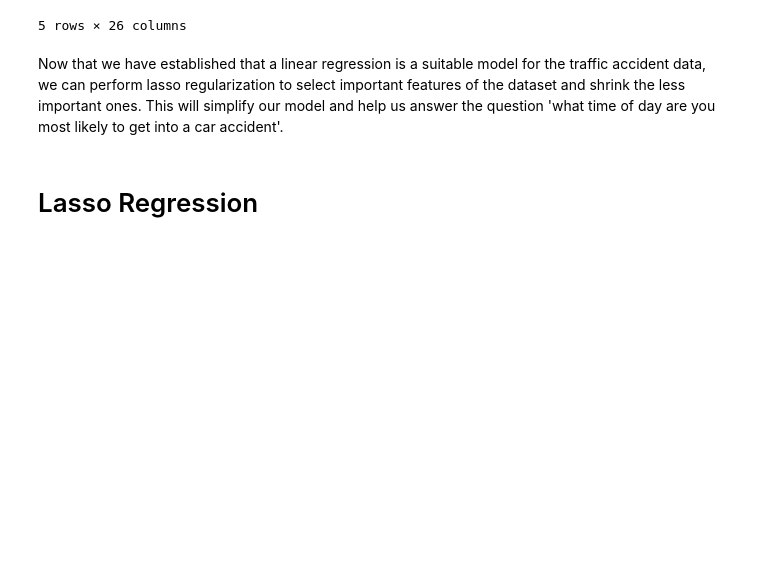
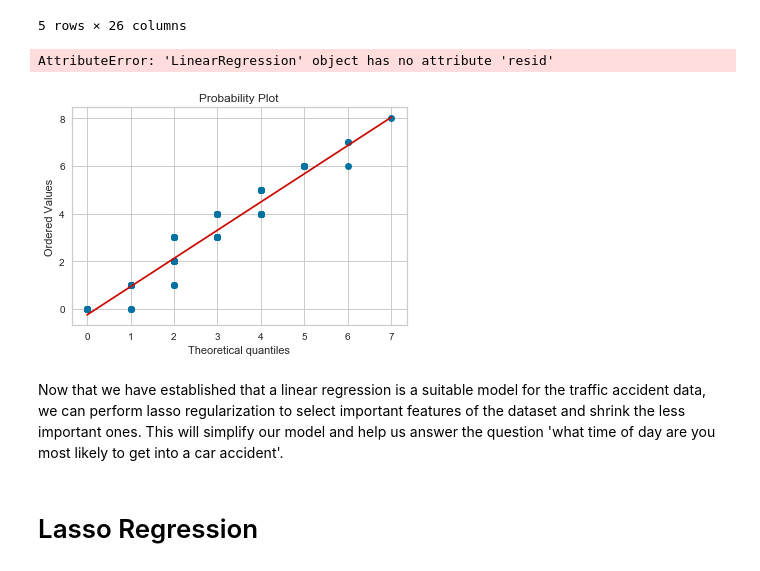
Before and after one commit to ghopping/Springboard_Capstone_1, a Jupyter notebook: GH_Capstone_1_regression.ipynb, the cells around one changed output. Cells and saved outputs as stored; diff of their text form; code cells hidden in the pictures; blank space fills up the shorter version.

```diff
--- a/GH_Capstone_1_regression.ipynb
+++ b/GH_Capstone_1_regression.ipynb
@@ -340,6 +350,17 @@ X2_train.head()
 | 3311 | 9730 | 435 | 0 | 0 | 0 | 0 | 0 | 0 | 0 | 0 | ... |
 | 231 | 46526 | 9 | 0 | 0 | 0 | 0 | 0 | 0 | 0 | 0 | ... |
 5 rows × 26 columns
+# %%
+sm.qqplot(reg.resid, dist=stats.norm)
+# %% [output]
+AttributeError: 'LinearRegression' object has no attribute 'resid'
+# %%
+#QQ plot
+data=np.random.poisson(2.5, 100)
+stats.probplot(data, dist='poisson', sparams=(2.5,), plot=plt)
+plt.show()
+# %% [output]
+[figure, added]
 # %% [markdown]
 Now that we have established that a linear regression is a suitable model for the traffic accident data, we can perform lasso regularization to select important features of the dataset and shrink the less important ones. This will simplify our model and help us answer the question 'what time of day are you most likely to get into a car accident'.
 # %% [markdown]
```
Also changed, not shown: parts of 5 cells of this notebook.
